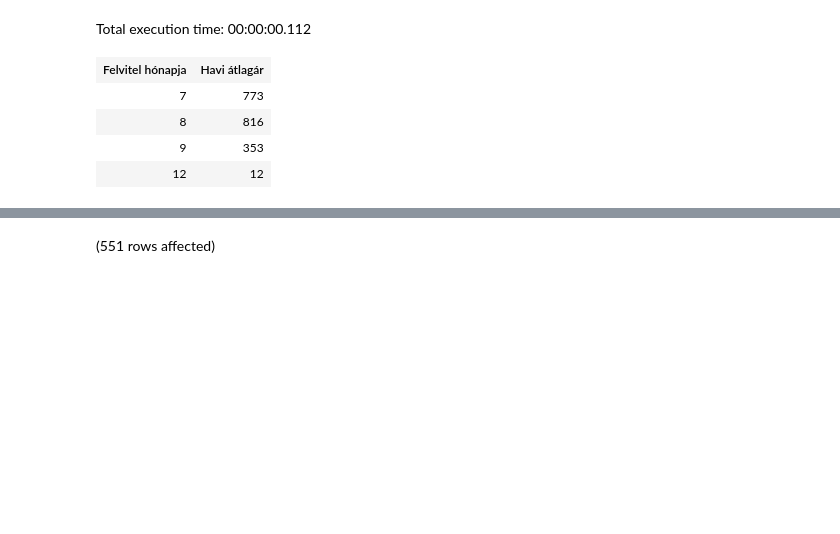
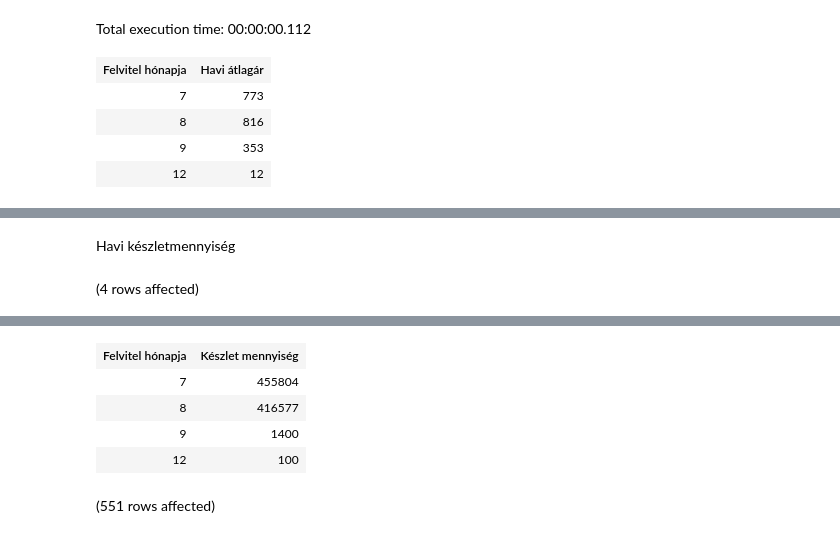
Before and after one commit to majavalami/AdatbG01, a Jupyter notebook: Adatportfóliózás.ipynb, the cells around one changed output, grey strips where cells are left out. Cells and saved outputs as stored; diff of their text form; code cells hidden in the pictures; blank space fills up the shorter version.

```diff
--- a/Adatportfóliózás.ipynb
+++ b/Adatportfóliózás.ipynb
@@ -170,3 +171,12 @@ Total execution time: 00:00:00.112
 | 12 | 12 |
 # %% [markdown]
 ![](embedded-picture-1)
+# %% [markdown]
+Havi készletmennyiség
+# %%
+SELECT MONTH(FELVITEL) AS 'Felvitel hónapja',
+       SUM(KESZLET) AS 'Készlet mennyiség'
+FROM Termek
+GROUP BY MONTH(FELVITEL)
+# %% [output]
+(4 rows affected)
@@ -173,3 +184,8 @@ Total execution time: 00:00:00.112
+| Felvitel hónapja | Készlet mennyiség |
+| 7 | 455804 |
+| 8 | 416577 |
+| 9 | 1400 |
+| 12 | 100 |
 # %%
 SELECT *
 FROM Termek
```
Also changed, not shown: parts of 5 cells of this notebook.
